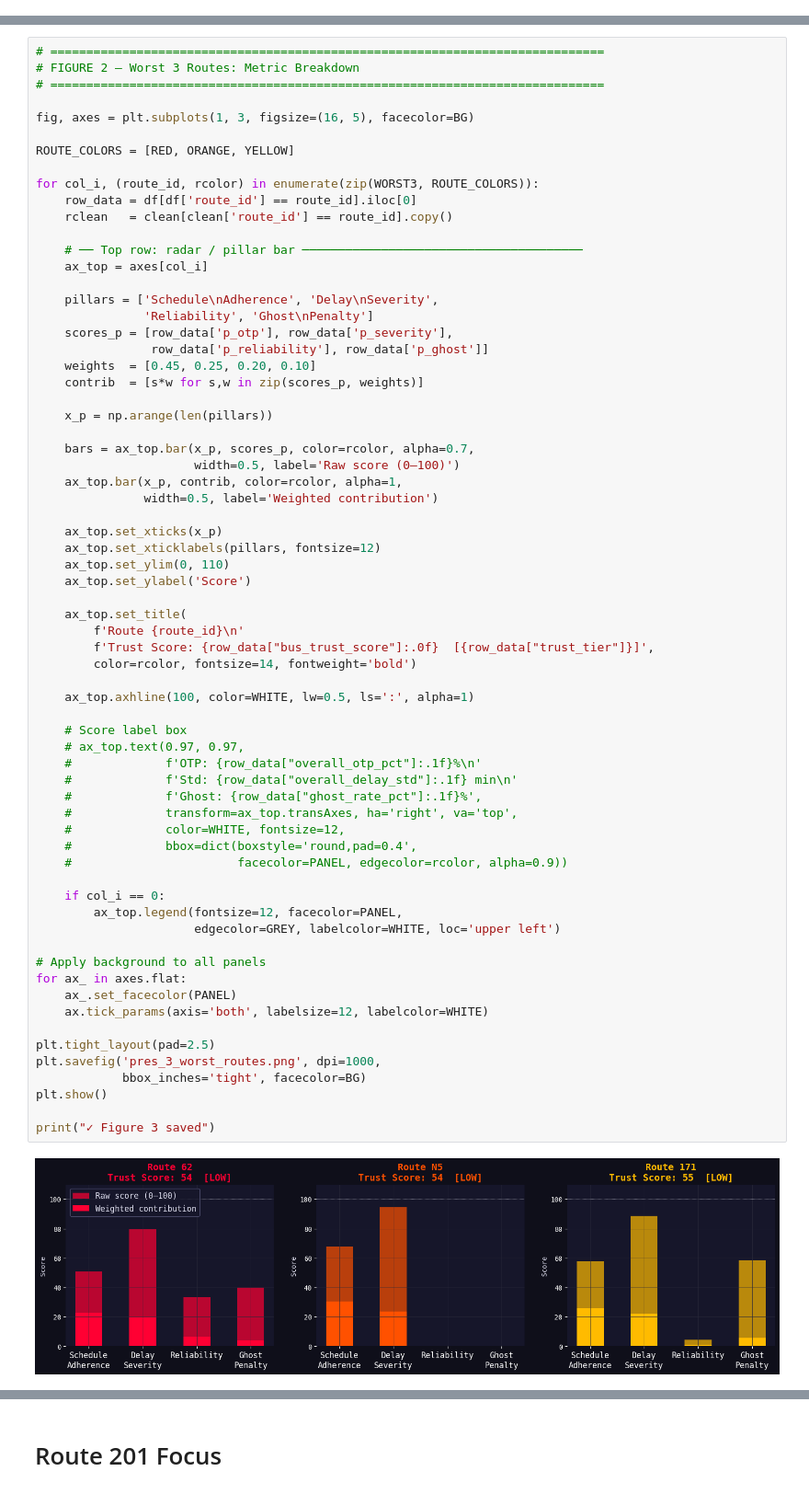
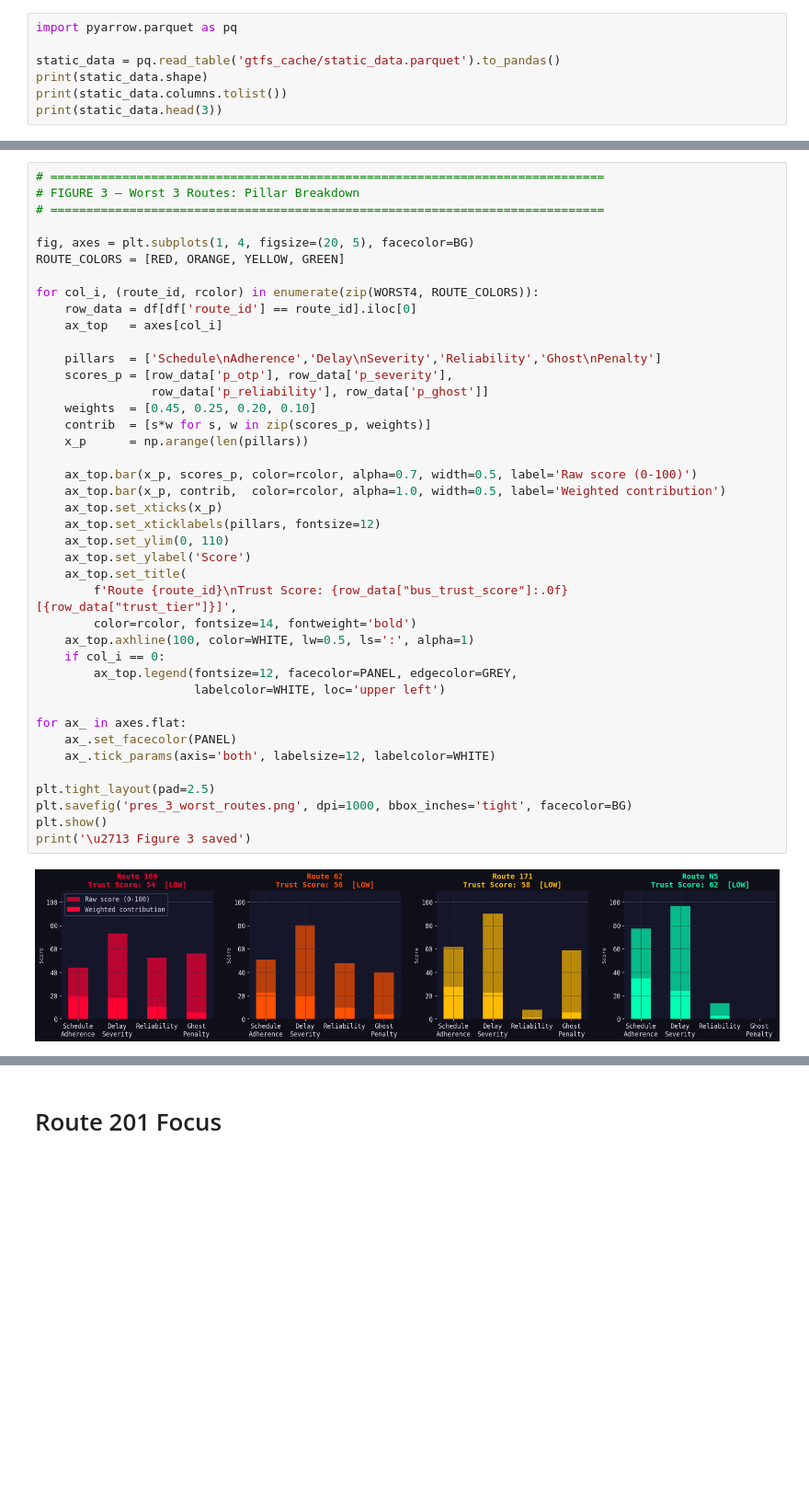
Before and after one commit to liv-fing/CTABusTrust, a Jupyter notebook: data_analysis.ipynb, the cells around one changed output, grey strips where cells are left out. Shown at 92% size. Cells and saved outputs as stored; diff of their text form; blank space fills up the shorter version.

```diff
--- a/data_analysis.ipynb
+++ b/data_analysis.ipynb
@@ -301,0 +351,7 @@ print("✓ Summary dashboard saved")
+# %%
+import pyarrow.parquet as pq
+
+static_data = pq.read_table('gtfs_cache/static_data.parquet').to_pandas()
+print(static_data.shape)
+print(static_data.columns.tolist())
+print(static_data.head(3))
@@ -302,71 +521,45 @@ print("✓ Summary dashboard saved")
 # %%
 # =============================================================================
-# FIGURE 2 — Worst 3 Routes: Metric Breakdown
+# FIGURE 3 — Worst 3 Routes: Pillar Breakdown
 # =============================================================================
 
-fig, axes = plt.subplots(1, 3, figsize=(16, 5), facecolor=BG)
+fig, axes = plt.subplots(1, 4, figsize=(20, 5), facecolor=BG)
+ROUTE_COLORS = [RED, ORANGE, YELLOW, GREEN]
 
-ROUTE_COLORS = [RED, ORANGE, YELLOW]
+for col_i, (route_id, rcolor) in enumerate(zip(WORST4, ROUTE_COLORS)):
+    row_data = df[df['route_id'] == route_id].iloc[0]
+    ax_top   = axes[col_i]
 
-for col_i, (route_id, rcolor) in enumerate(zip(WORST3, ROUTE_COLORS)):
-    row_data = df[df['route_id'] == route_id].iloc[0]
-    rclean   = clean[clean['route_id'] == route_id].copy()
-
-    # ── Top row: radar / pillar bar ───────────────────────────────────────
-    ax_top = axes[col_i]
-
-    pillars = ['Schedule\nAdherence', 'Delay\nSeverity',
-               'Reliability', 'Ghost\nPenalty']
+    pillars  = ['Schedule\nAdherence','Delay\nSeverity','Reliability','Ghost\nPenalty']
     scores_p = [row_data['p_otp'], row_data['p_severity'],
                 row_data['p_reliability'], row_data['p_ghost']]
     weights  = [0.45, 0.25, 0.20, 0.10]
-    contrib  = [s*w for s,w in zip(scores_p, weights)]
+    contrib  = [s*w for s, w in zip(scores_p, weights)]
+    x_p      = np.arange(len(pillars))
 
-    x_p = np.arange(len(pillars))
-
-    bars = ax_top.bar(x_p, scores_p, color=rcolor, alpha=0.7,
-                      width=0.5, label='Raw score (0–100)')
-    ax_top.bar(x_p, contrib, color=rcolor, alpha=1,
-               width=0.5, label='Weighted contribution')
-
+    ax_top.bar(x_p, scores_p, color=rcolor, alpha=0.7, width=0.5, label='Raw score (0-100)')
+    ax_top.bar(x_p, contrib,  color=rcolor, alpha=1.0, width=0.5, label='Weighted contribution')
     ax_top.set_xticks(x_p)
     ax_top.set_xticklabels(pillars, fontsize=12)
     ax_top.set_ylim(0, 110)
     ax_top.set_ylabel('Score')
+    ax_top.set_title(
+        f'Route {route_id}\nTrust Score: {row_data["bus_trust_score"]:.0f}  [{row_data["trust_tier"]}]',
+        color=rcolor, fontsize=14, fontweight='bold')
+    ax_top.axhline(100, color=WHITE, lw=0.5, ls=':', alpha=1)
+    if col_i == 0:
+        ax_top.legend(fontsize=12, facecolor=PANEL, edgecolor=GREY,
+                      labelcolor=WHITE, loc='upper left')
 
-    ax_top.set_title(
-        f'Route {route_id}\n'
-        f'Trust Score: {row_data["bus_trust_score"]:.0f}  [{row_data["trust_tier"]}]',
-        color=rcolor, fontsize=14, fontweight='bold')
-
-    ax_top.axhline(100, color=WHITE, lw=0.5, ls=':', alpha=1)
-
-    # Score label box
-    # ax_top.text(0.97, 0.97,
-    #             f'OTP: {row_data["overall_otp_pct"]:.1f}%\n'
-    #             f'Std: {row_data["overall_delay_std"]:.1f} min\n'
-    #             f'Ghost: {row_data["ghost_rate_pct"]:.1f}%',
-    #             transform=ax_top.transAxes, ha='right', va='top',
-    #             color=WHITE, fontsize=12,
-    #             bbox=dict(boxstyle='round,pad=0.4',
-    #                       facecolor=PANEL, edgecolor=rcolor, alpha=0.9))
-
-    if col_i == 0:
-        ax_top.legend(fontsize=12, facecolor=PANEL,
-                      edgecolor=GREY, labelcolor=WHITE, loc='upper left')
-
-# Apply background to all panels
 for ax_ in axes.flat:
     ax_.set_facecolor(PANEL)
-    ax.tick_params(axis='both', labelsize=12, labelcolor=WHITE)
+    ax_.tick_params(axis='both', labelsize=12, labelcolor=WHITE)
 
 plt.tight_layout(pad=2.5)
-plt.savefig('pres_3_worst_routes.png', dpi=1000,
-            bbox_inches='tight', facecolor=BG)
+plt.savefig('pres_3_worst_routes.png', dpi=1000, bbox_inches='tight', facecolor=BG)
 plt.show()
-
-print("✓ Figure 3 saved")
+print('\u2713 Figure 3 saved')
 # %% [output]
-[figure, old version]
+[figure, new version]
 ✓ Figure 3 saved
 # %%
```
Also changed, not shown: parts of 49 cells of this notebook, 3 other files.
